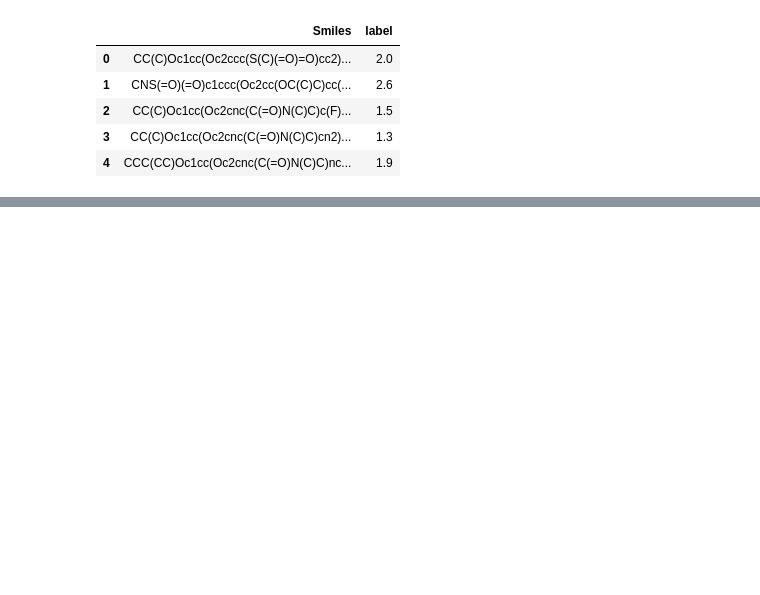
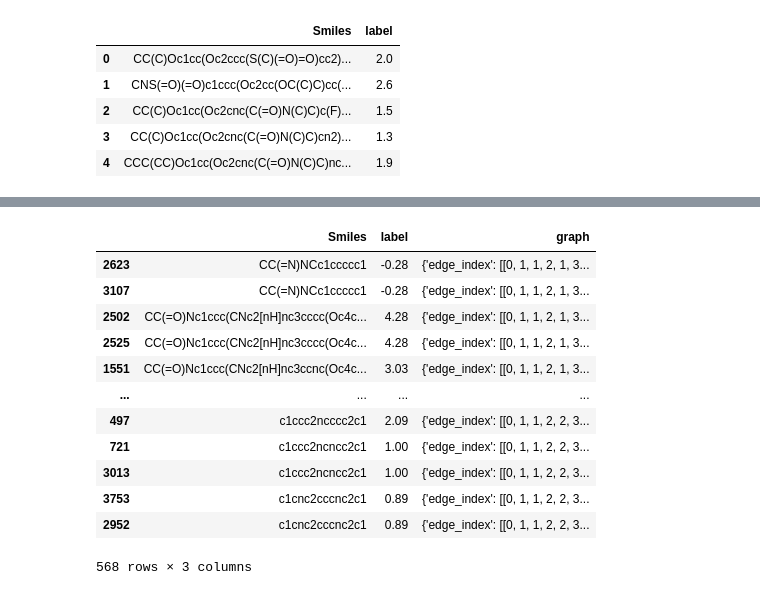
Before and after one commit to simonlevine/molecular-GNN, a Jupyter notebook: pipeline.ipynb, the cells around one changed output, grey strips where cells are left out. Cells and saved outputs as stored; diff of their text form; code cells hidden in the pictures; blank space fills up the shorter version.

```diff
--- a/pipeline.ipynb
+++ b/pipeline.ipynb
@@ -70,0 +105,17 @@ print(row['graph'].values)
+# %%
+#checking if logD values match, then drop those duplicates
+augmented_train_df[augmented_train_df.duplicated(['Smiles','label'],keep=False)].sort_values('Smiles')
+# %% [output]
+|  | Smiles | label | graph |
+| 2623 | CC(=N)NCc1ccccc1 | -0.28 | {'edge_index': [[0, 1, 1, 2, 1, 3... |
+| 3107 | CC(=N)NCc1ccccc1 | -0.28 | {'edge_index': [[0, 1, 1, 2, 1, 3... |
+| 2502 | CC(=O)Nc1ccc(CNc2[nH]nc3cccc(Oc4c... | 4.28 | {'edge_index': [[0, 1, 1, 2, 1, 3... |
+| 2525 | CC(=O)Nc1ccc(CNc2[nH]nc3cccc(Oc4c... | 4.28 | {'edge_index': [[0, 1, 1, 2, 1, 3... |
+| 1551 | CC(=O)Nc1ccc(CNc2[nH]nc3ccnc(Oc4c... | 3.03 | {'edge_index': [[0, 1, 1, 2, 1, 3... |
+| ... | ... | ... | ... |
+| 497 | c1ccc2ncccc2c1 | 2.09 | {'edge_index': [[0, 1, 1, 2, 2, 3... |
+| 721 | c1ccc2ncncc2c1 | 1.00 | {'edge_index': [[0, 1, 1, 2, 2, 3... |
+| 3013 | c1ccc2ncncc2c1 | 1.00 | {'edge_index': [[0, 1, 1, 2, 2, 3... |
+| 3753 | c1cnc2cccnc2c1 | 0.89 | {'edge_index': [[0, 1, 1, 2, 2, 3... |
+| 2952 | c1cnc2cccnc2c1 | 0.89 | {'edge_index': [[0, 1, 1, 2, 2, 3... |
+568 rows × 3 columns
```
Also changed, not shown: parts of 20 cells of this notebook, 30 other files.
